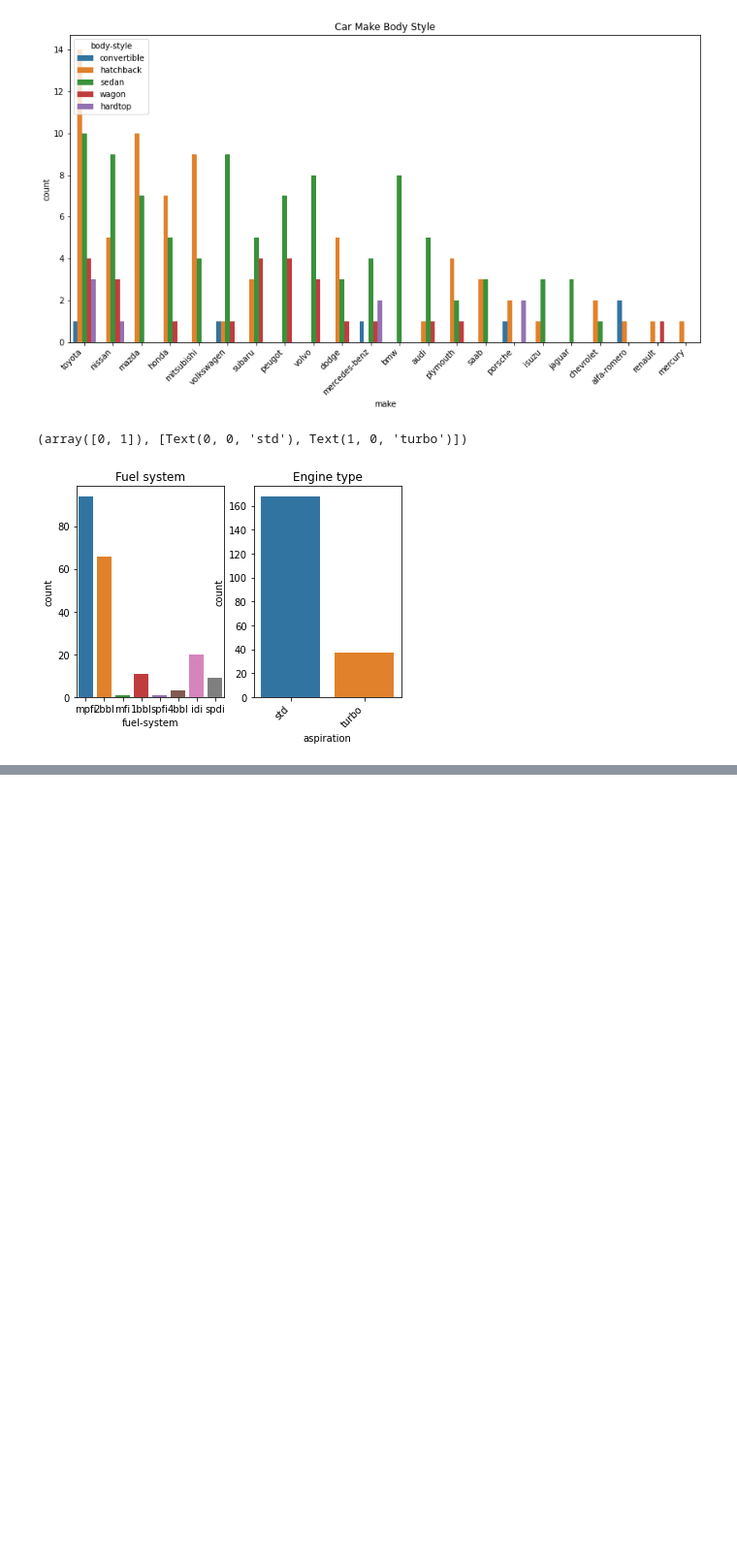
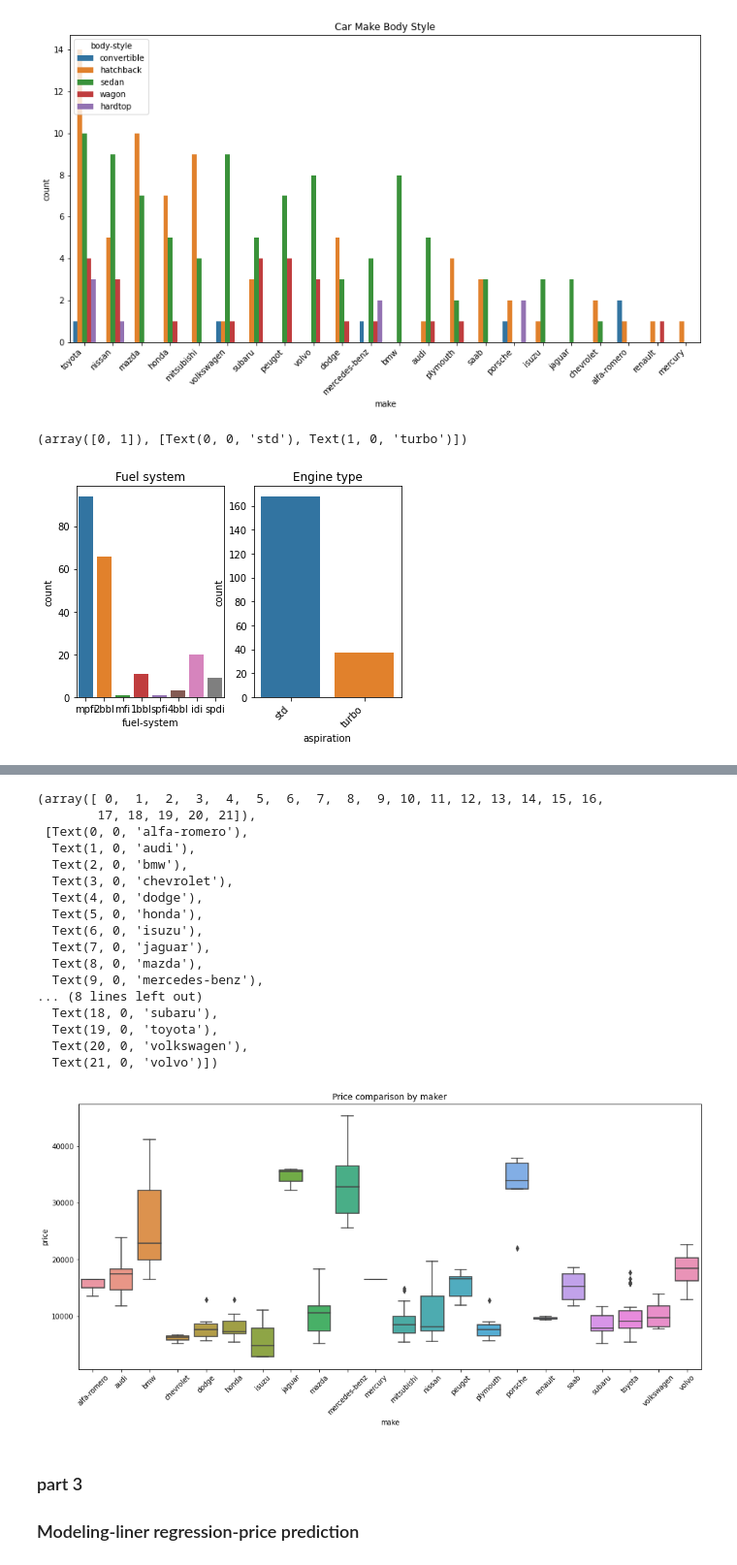
Before and after one commit to thejosec01/used_car, a Jupyter notebook: used-car price prediction.ipynb, the cells around one changed output, grey strips where cells are left out. Shown: that part at 97% size. Drawn from its saved outputs; the diff is of its cells as text; code cells hidden in the pictures; blank space fills up the shorter version.

Commit message:
Updated /home/thejosec/used_car/used-car price prediction.ipynb

```diff
--- a/used-car price prediction.ipynb
+++ b/used-car price prediction.ipynb
@@ -617,0 +620,27 @@ plt.show()
+# %%
+#price comparison by maker
+plt.figure(figsize=(16,7))
+sns.boxplot(x='make', y='price', data=data).set(title='Price comparison by maker')
+plt.xticks(rotation=45)
+# %% [output]
+(array([ 0,  1,  2,  3,  4,  5,  6,  7,  8,  9, 10, 11, 12, 13, 14, 15, 16,
+        17, 18, 19, 20, 21]),
+ [Text(0, 0, 'alfa-romero'),
+  Text(1, 0, 'audi'),
+  Text(2, 0, 'bmw'),
+  Text(3, 0, 'chevrolet'),
+  Text(4, 0, 'dodge'),
+  Text(5, 0, 'honda'),
+  Text(6, 0, 'isuzu'),
+  Text(7, 0, 'jaguar'),
+  Text(8, 0, 'mazda'),
+  Text(9, 0, 'mercedes-benz'),
+... (8 lines left out)
+  Text(18, 0, 'subaru'),
+  Text(19, 0, 'toyota'),
+  Text(20, 0, 'volkswagen'),
+  Text(21, 0, 'volvo')])
+[figure, added]
+# %% [markdown]
+### part 3
+### Modeling-liner regression-price prediction
```
Also changed, not shown: parts of 10 cells of this notebook.
